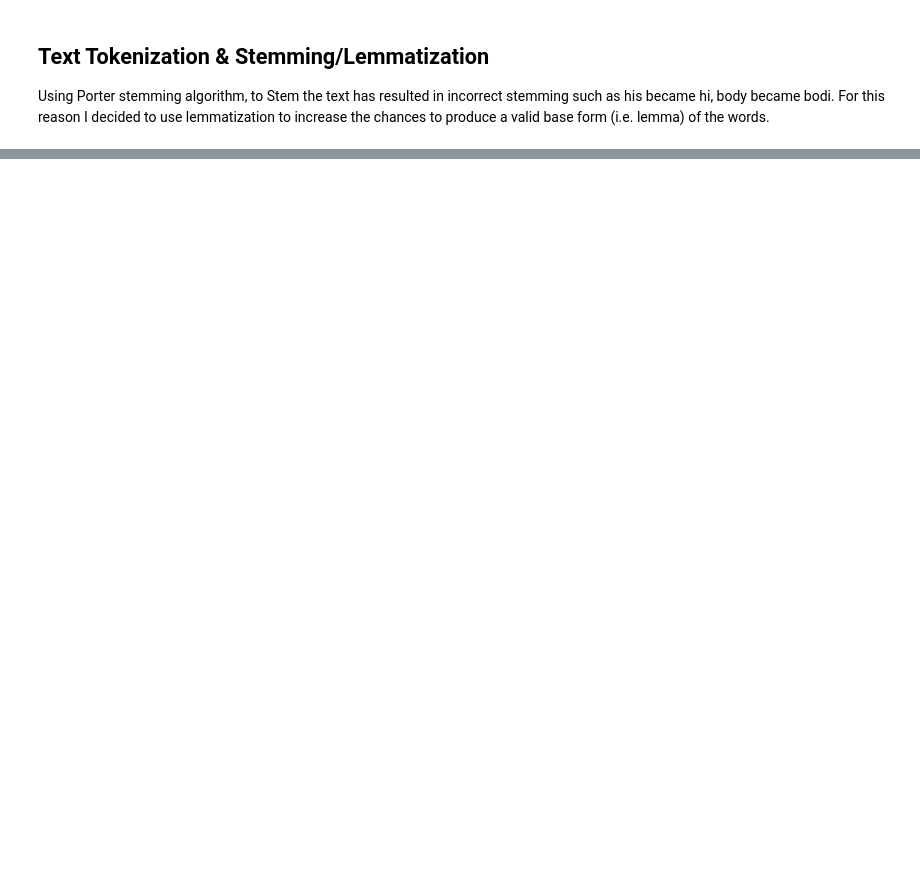
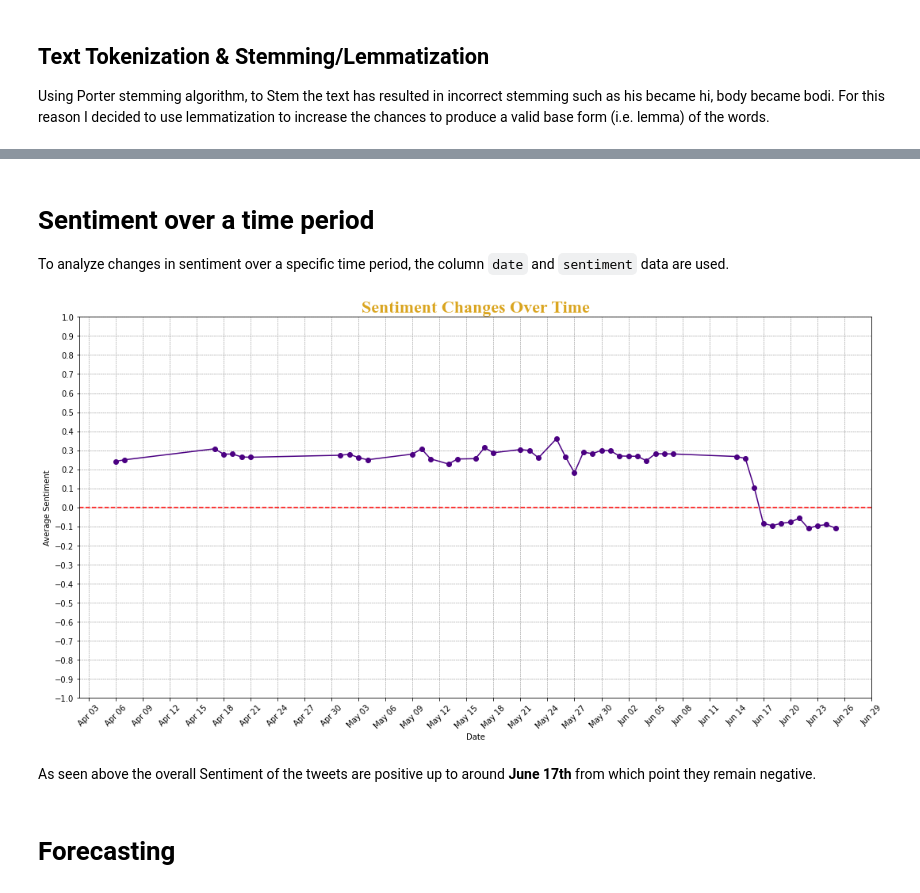
Before and after one commit to 2020491-v2/MSC_DA_IntegratedCA, a Jupyter notebook: TweetAnalysis.ipynb, the cells around one changed output, grey strips where cells are left out. Cells and saved outputs as stored; diff of their text form; code cells hidden in the pictures; blank space fills up the shorter version.

Commit message:
Analysis of Sentiment over a time period done
Next is Forecasting

```diff
--- a/TweetAnalysis.ipynb
+++ b/TweetAnalysis.ipynb
@@ -844,0 +842,48 @@ To analyze changes in sentiment over a specific time period, the column `date`,
+# %% [markdown]
+# Sentiment over a time period
+
+To analyze changes in sentiment over a specific time period, the column `date` and `sentiment` data are used.
+# %%
+import matplotlib.pyplot as plt
+import matplotlib.dates as mdates
+
+# Date Conversion to datetime format
+df['date'] = pd.to_datetime(df['date'])
+# Extracting date from the timestamp
+df['date'] = df['date'].dt.date
+
+# Mapping sentiment to numerical values
+sentiment_mapping = {'positive': 1, 'negative': -1, 'neutral': 0}
+df['sentiment_value'] = df['sentiment'].map(sentiment_mapping)
+
+# Groupping by date & Calculating the average sentiment
+date_grouped = df.groupby('date')['sentiment_value'].mean()
+
+# Sentiment Changes over time
+plt.figure(figsize=(15, 8))
+plt.plot(date_grouped.index, date_grouped.values, marker='o',color='indigo')
+plt.title('Sentiment Changes Over Time',color= "goldenrod", fontsize=22,weight='bold',fontname="Times New Roman")
+plt.xlabel('Date')
+plt.ylabel('Average Sentiment')
+
+plt.grid(color='gray', linestyle='--', linewidth=0.5)
+
+# Formatting x-axis tick as "month day" format with 3 day interval
+plt.gca().xaxis.set_major_formatter(mdates.DateFormatter('%b %d'))
+plt.gca().xaxis.set_major_locator(mdates.DayLocator(interval=3))
+
+# Setting y-axis tick interval to 0.1
+plt.yticks([i/10 for i in range(-10, 11)])
+
+# Horizontal line at y=0 (Neutral Zone)
+plt.axhline(y=0, color='red', linestyle='--')
+
+plt.xticks(rotation=45)
+plt.tight_layout()
+plt.show()
+# %% [output]
+[figure, added]
+# %% [markdown]
+As seen above the overall Sentiment of the tweets are positive up to around **June 17th** from which point they remain negative.
+# %% [markdown]
+# Forecasting
```
Also changed, not shown: parts of 154 cells of this notebook.
